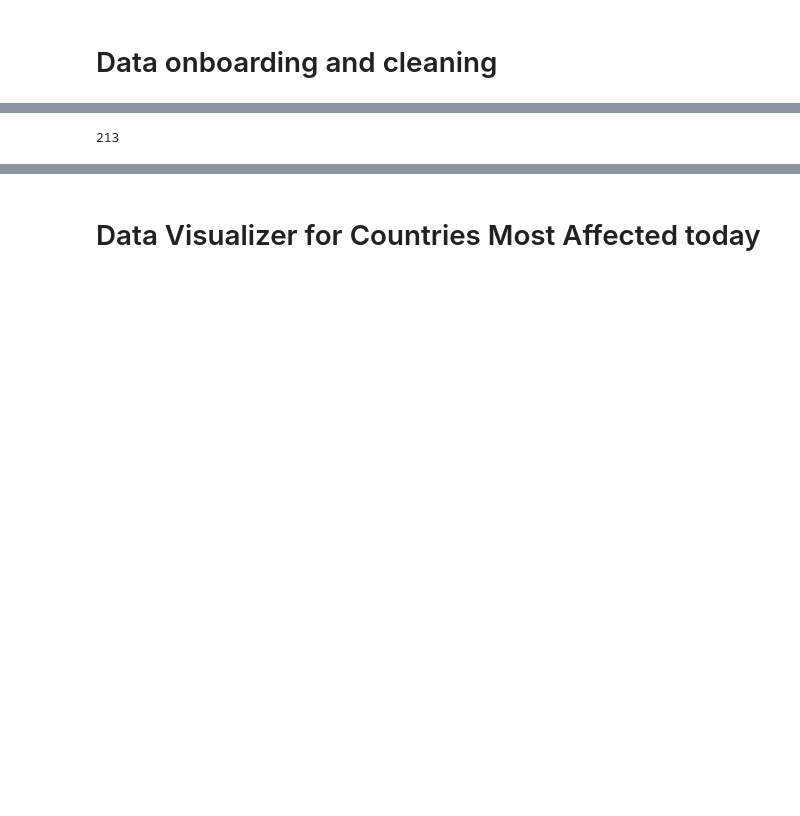
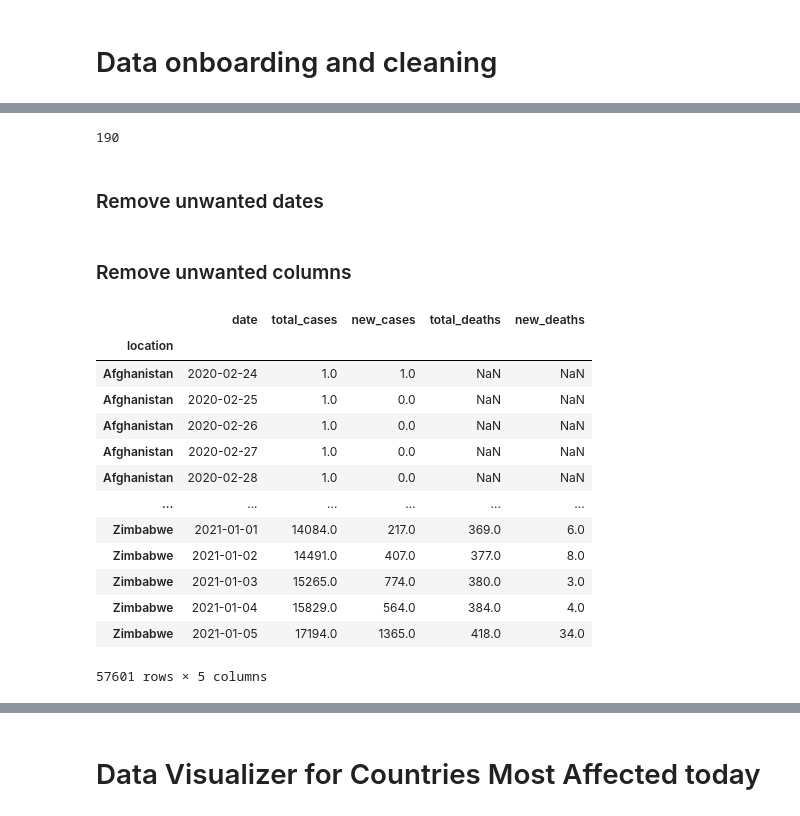
Before and after one commit to nihargarg/python-data-visualizer, a Jupyter notebook: python_covid.ipynb, the cells around one changed output, grey strips where cells are left out. Drawn from its saved outputs; the diff is of its cells as text; code cells hidden in the pictures; blank space fills up the shorter version.

```diff
--- a/python_covid.ipynb
+++ b/python_covid.ipynb
@@ -18,17 +18,23 @@ df.to_csv('all_data_backup.csv') # Save data file for reference
 # %%
-countries = []
-for country in df.index:
-    if (country != 'International') & (country != 'World'):
-        if country not in countries:
-            countries.append(country)
+countries = df.index.tolist()
+countries = set(countries)
+countries.remove('International')
+countries.remove('World')
+
+#countries = []
+#for country in df.index:
+#    if (country != 'International') & (country != 'World'):
+#        if country not in countries:
+#            countries.append(country)
 
 len(countries) # number of countries for which data is available
 # %% [output]
-213
+190
 # %%
 df = df.loc[countries, :]
-
-# df
+df = df.sort_values(by=['location','date'])
+# %% [markdown]
+### Remove unwanted dates
 # %%
 first_date = '2020-01-24' # date there were at least 100 confirmed cases in China
 
@@ -39,0 +44,21 @@ df = df.loc[date_range]
+# %% [markdown]
+### Remove unwanted columns
+# %%
+df = df.loc[:, ['date','total_cases','new_cases','total_deaths','new_deaths']]
+
+df
+# %% [output]
+|  | date | total_cases | new_cases | total_deaths | new_deaths |
+| location |  |  |  |  |  |
+| Afghanistan | 2020-02-24 | 1.0 | 1.0 | NaN | NaN |
+| Afghanistan | 2020-02-25 | 1.0 | 0.0 | NaN | NaN |
+| Afghanistan | 2020-02-26 | 1.0 | 0.0 | NaN | NaN |
+| Afghanistan | 2020-02-27 | 1.0 | 0.0 | NaN | NaN |
+| Afghanistan | 2020-02-28 | 1.0 | 0.0 | NaN | NaN |
+| ... | ... | ... | ... | ... | ... |
+| Zimbabwe | 2021-01-01 | 14084.0 | 217.0 | 369.0 | 6.0 |
+| Zimbabwe | 2021-01-02 | 14491.0 | 407.0 | 377.0 | 8.0 |
+| Zimbabwe | 2021-01-03 | 15265.0 | 774.0 | 380.0 | 3.0 |
+| Zimbabwe | 2021-01-04 | 15829.0 | 564.0 | 384.0 | 4.0 |
+| Zimbabwe | 2021-01-05 | 17194.0 | 1365.0 | 418.0 | 34.0 |
+57601 rows × 5 columns
```
Also changed, not shown: parts of 27 cells of this notebook.
